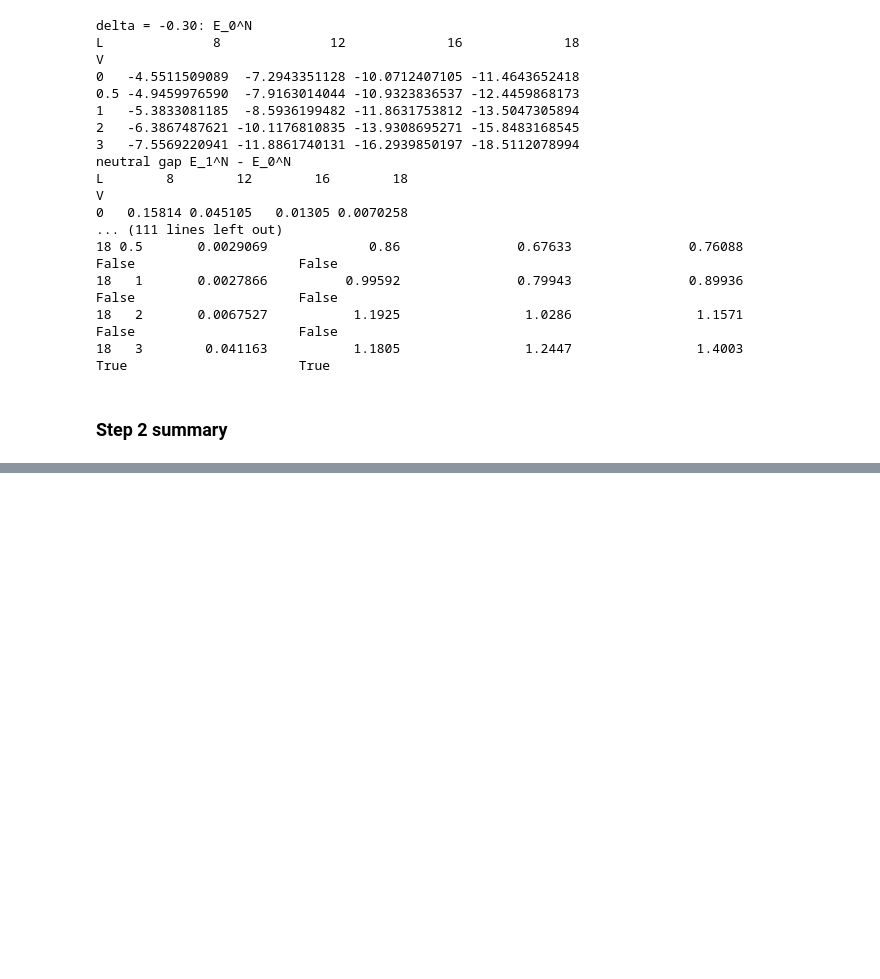
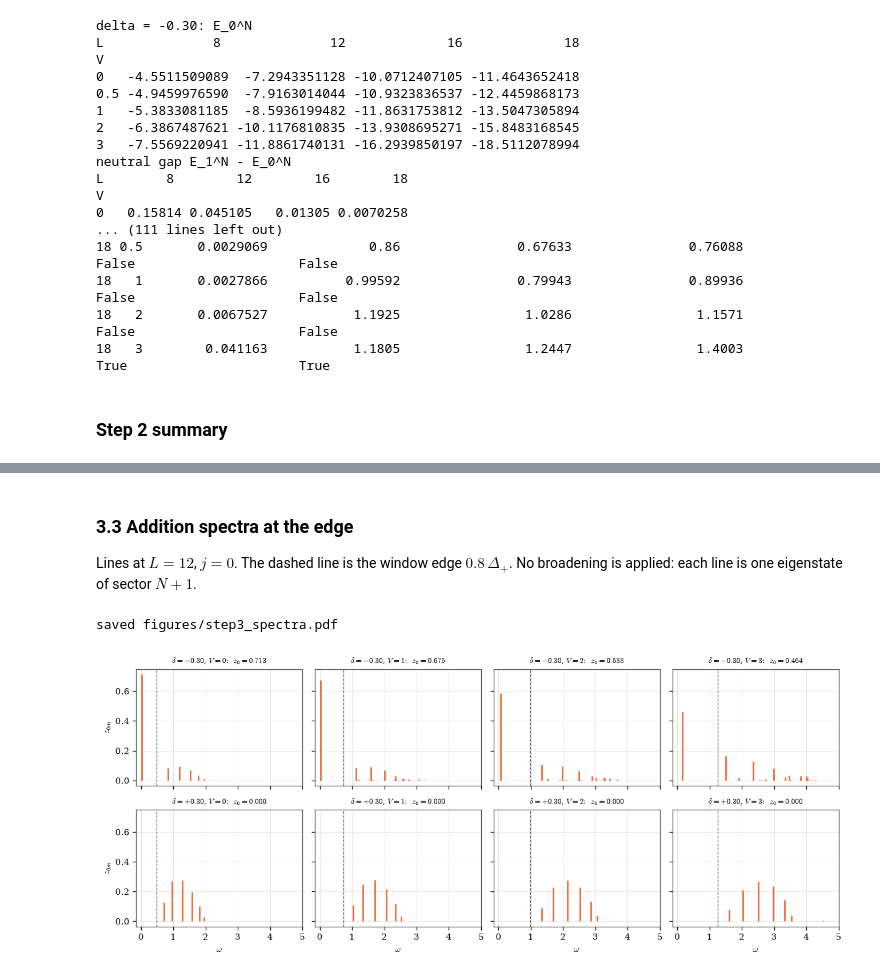
Before and after one commit to kavish707/ssh-model-project, a Jupyter notebook: project_A.ipynb, the cells around one changed output, grey strips where cells are left out. Drawn from its saved outputs; the diff is of its cells as text; code cells hidden in the pictures; blank space fills up the shorter version.

Commit message:
Step 3 (part 1): addition spectrum, z0 vs V at L=8,12, checks, report section, summary

```diff
--- a/project_A.ipynb
+++ b/project_A.ipynb
@@ -1883,0 +1901,7 @@ python 3.12.14, numpy 2.5.4, scipy 1.18.1, pandas 3.1.0, matplotlib 3.11.2, mpma
+# %%
+# ---- Step 3 parameters (edit these) ----
+L_S3 = [8, 12]                        # full addition spectrum by dense diagonalisation (guide item 1: L <= 12)
+DELTA_S3 = [-0.30, 0.30]
+V_S3 = [0.0, 0.5, 1.0, 2.0, 3.0]
+F_WINDOW = 0.8                        # edge window 0 <= omega < F_WINDOW * Delta_+ (guide item 3)
+F_SCAN = [0.6, 0.7, 0.8, 0.9]         # window factors tested (guide item 3)
@@ -1883,0 +1918,15 @@ python 3.12.14, numpy 2.5.4, scipy 1.18.1, pandas 3.1.0, matplotlib 3.11.2, mpma
+# %%
+def addition_spectrum(L, delta, V, j):
+    """All lines of the addition spectrum at site j: omega_m = E_m^{N+1} - E_0^N and w_jm = |<m, N+1| c_j^dag |Omega_N>|^2."""
+    N = L // 2
+    psi = half_filled_state(L, delta, V)                                  # Omega_N, selected by the Step 2 rule
+    E0 = psi @ (hamiltonian(L, N, delta, V) @ psi)                        # its energy <Omega|H|Omega>
+    v = c_dag(L, N, j) @ psi                                              # c_j^dag Omega_N, a vector in sector N+1
+    E, U = np.linalg.eigh(hamiltonian(L, N + 1, delta, V).toarray())      # every eigenpair of sector N+1
+    w = (U.T @ v) ** 2                                                    # squared component of v along each u_m
+    return E - E0, w
+
+
+def edge_window(L, delta, V, f=F_WINDOW):
+    """Upper edge f * Delta_+ of the edge window; Delta_+ from the ring at the same (L, delta, V)."""
+    return f * ring_gap(L, delta, V)["delta_plus"]
@@ -1883,0 +1996,25 @@ python 3.12.14, numpy 2.5.4, scipy 1.18.1, pandas 3.1.0, matplotlib 3.11.2, mpma
+# %% [markdown]
+### 3.3 Addition spectra at the edge
+
+Lines at $L=12$, $j=0$. The dashed line is the window edge $0.8\,\Delta_+$. No broadening is applied: each line is one eigenstate of sector $N+1$.
+# %%
+fig, axes = plt.subplots(2, 4, figsize=(11, 4.6), sharex=True, sharey=True)
+for row, d in zip(axes, DELTA_S3):
+    for ax, V in zip(row, [0.0, 1.0, 2.0, 3.0]):
+        om, w = spectra[(12, d, V)]
+        Wc = windows[(12, d, V, F_WINDOW)]
+        z0 = w[om < Wc].sum() / w.sum()
+        ax.vlines(om, 0, w / w.sum(), color=COLORS[0.30], lw=1.6)
+        ax.axvline(Wc, ls="--", color=GRAY, lw=0.8)
+        ax.set_xlim(-0.15, 5)
+        ax.set_title(rf"$\delta={d:+.2f}$, $V={V:g}$:  $z_0={z0:.3f}$", fontsize=8)
+for ax in axes[-1]:
+    ax.set_xlabel(r"$\omega$")
+for ax in axes[:, 0]:
+    ax.set_ylabel(r"$z_{0m}$")
+fig.tight_layout()
+savefig(fig, "step3_spectra")
+plt.show()
+# %% [output]
+saved figures/step3_spectra.pdf
+[figure, added]
```
Also changed, not shown: parts of 10 cells of this notebook, 5 other files.
